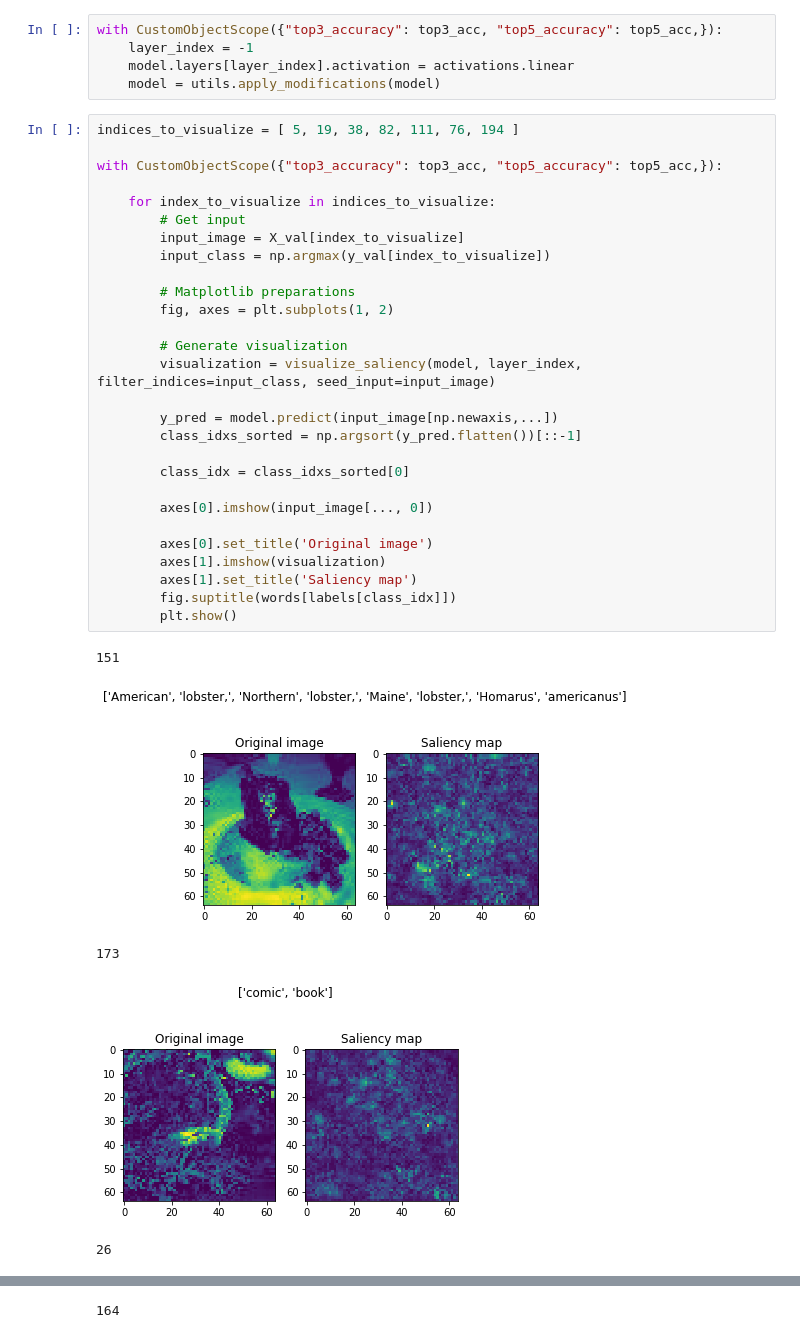
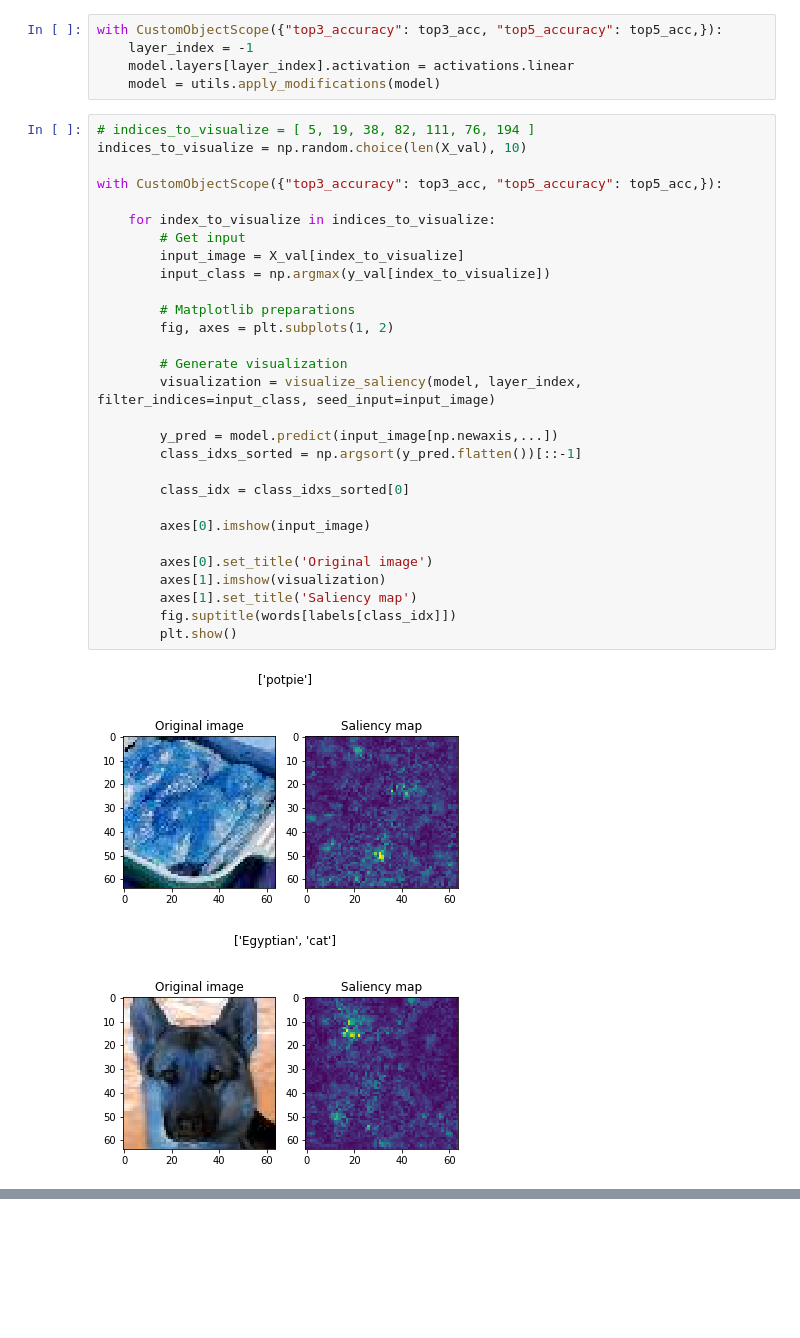
Before and after one commit to kevnnliu/cvproject-genclass, a Jupyter notebook: Saliency.ipynb, the cells around one changed output, grey strips where cells are left out. Saved outputs shown, nothing was run; the diff lists cells and outputs as text; blank space fills up the shorter version.

```diff
--- a/Saliency.ipynb
+++ b/Saliency.ipynb
@@ -128,36 +129,34 @@ with CustomObjectScope({"top3_accuracy": top3_acc, "top5_accuracy": top5_acc,}):
     model.layers[layer_index].activation = activations.linear
     model = utils.apply_modifications(model)
 # %%
-indices_to_visualize = [ 5, 19, 38, 82, 111, 76, 194 ]
+# indices_to_visualize = [ 5, 19, 38, 82, 111, 76, 194 ]
+indices_to_visualize = np.random.choice(len(X_val), 10)
 
 with CustomObjectScope({"top3_accuracy": top3_acc, "top5_accuracy": top5_acc,}):
 
     for index_to_visualize in indices_to_visualize:
         # Get input
         input_image = X_val[index_to_visualize]
         input_class = np.argmax(y_val[index_to_visualize])
 
         # Matplotlib preparations
         fig, axes = plt.subplots(1, 2)
 
         # Generate visualization
         visualization = visualize_saliency(model, layer_index, filter_indices=input_class, seed_input=input_image)
 
         y_pred = model.predict(input_image[np.newaxis,...])
         class_idxs_sorted = np.argsort(y_pred.flatten())[::-1]
 
         class_idx = class_idxs_sorted[0]
 
-        axes[0].imshow(input_image[..., 0])
+        axes[0].imshow(input_image)
 
         axes[0].set_title('Original image')
         axes[1].imshow(visualization)
         axes[1].set_title('Saliency map')
         fig.suptitle(words[labels[class_idx]])
         plt.show()
 # %% [output]
-151
-[figure, old version]
+[figure, new version]
-173
-[figure, old version]
+[figure, new version]
-26
@@ -165 +163,0 @@ with CustomObjectScope({"top3_accuracy": top3_acc, "top5_accuracy": top5_acc,}):
-164
```
Also changed, not shown: parts of 3 cells of this notebook, 2 other files.
